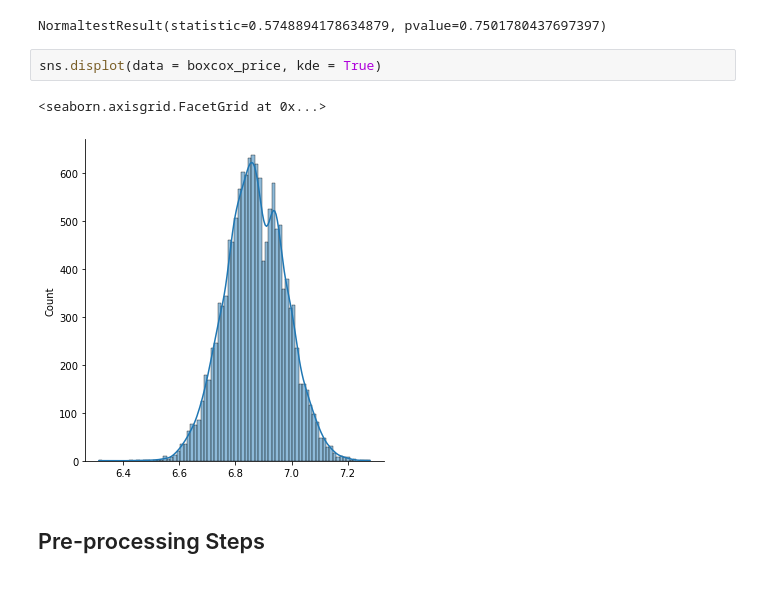
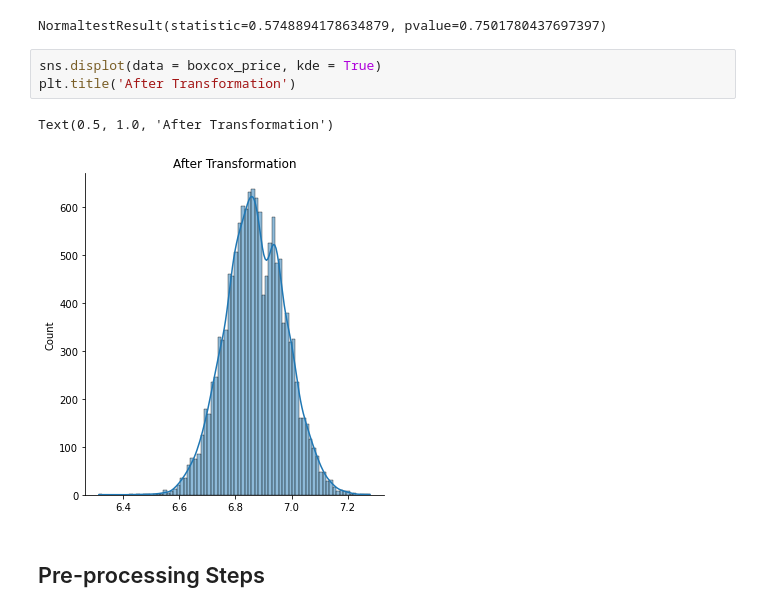
Before and after one commit to Piyal-Banik/IBM-Machine-Learning-Professional-Certificate, a Jupyter notebook: Supervised Learning: Regression/Melbourse_house_price.ipynb, the cells around one changed output. Drawn from its saved outputs; the diff is of its cells as text.

```diff
--- a/Supervised Learning: Regression/Melbourse_house_price.ipynb
+++ b/Supervised Learning: Regression/Melbourse_house_price.ipynb
@@ -77,9 +78,10 @@ normaltest(boxcox_price)
 NormaltestResult(statistic=0.5748894178634879, pvalue=0.7501780437697397)
 # %%
 sns.displot(data = boxcox_price, kde = True)
+plt.title('After Transformation')
 # %% [output]
-<seaborn.axisgrid.FacetGrid at 0x...>
+Text(0.5, 1.0, 'After Transformation')
-[figure, old version]
+[figure, new version]
 # %% [markdown]
 ## Pre-processing Steps
 # %%
```
Also changed, not shown: parts of 11 cells of this notebook, 5 other files.
